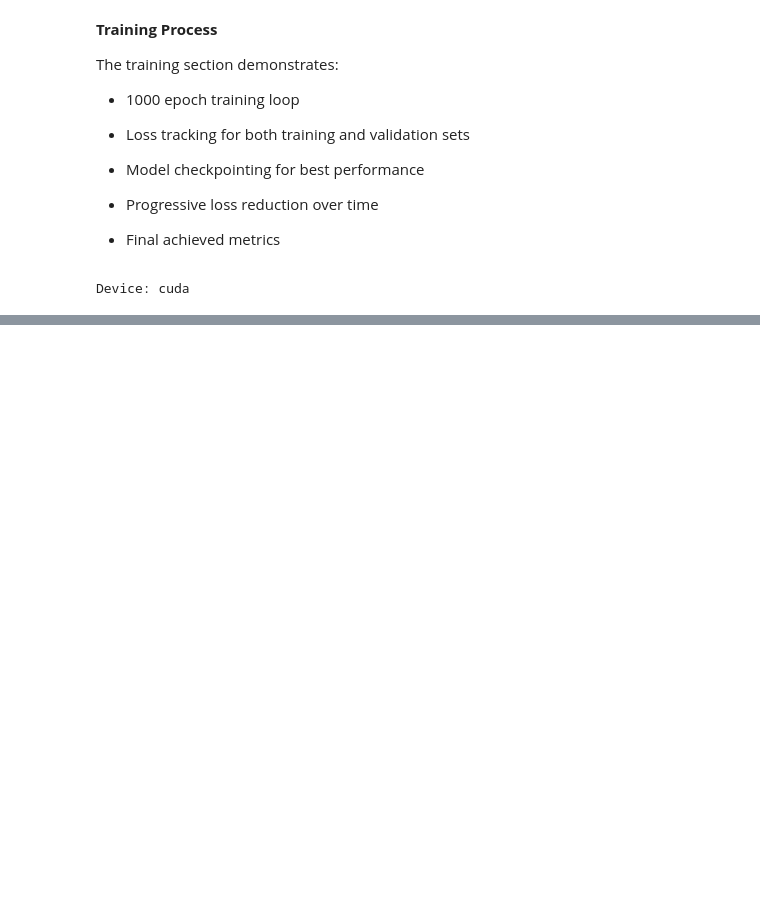
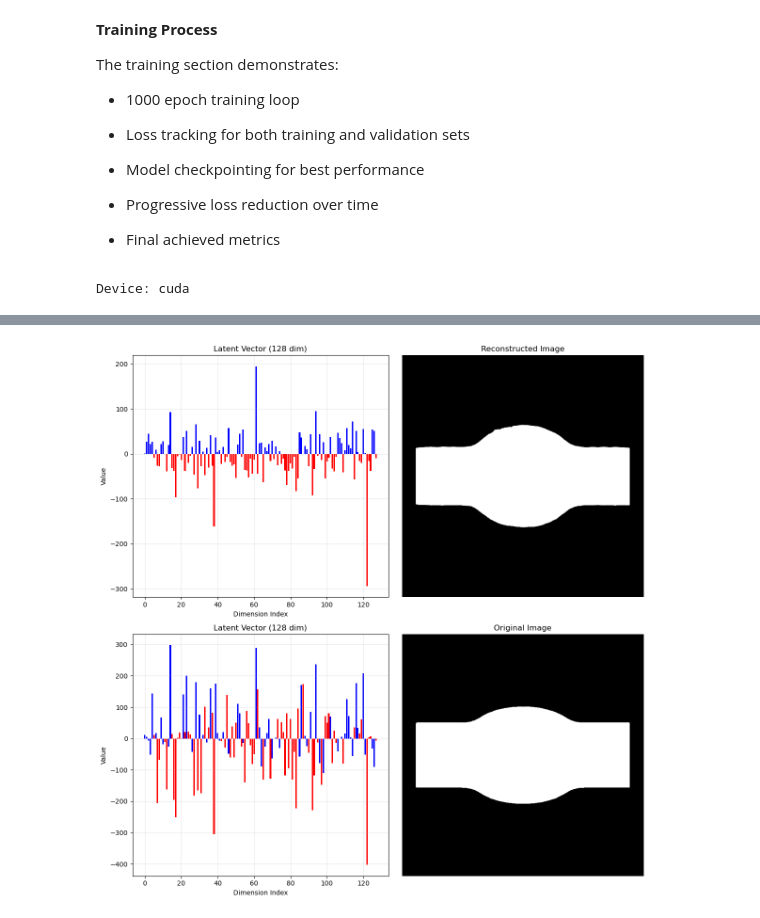
Before and after one commit to DanilaMos/Flow-Domain-Interpolation, a Jupyter notebook: CAE/CAE.ipynb, the cells around one changed output, grey strips where cells are left out. Saved outputs shown, nothing was run; the diff lists cells and outputs as text; code cells hidden in the pictures; blank space fills up the shorter version.

```diff
--- a/CAE/CAE.ipynb
+++ b/CAE/CAE.ipynb
@@ -505,0 +783,53 @@ latent_vectors = np.array([1, 5, 0],
+# %%
+latent_vector_mix = torch.Tensor(0.5*(latent_vector_1 + latent_vector_2).reshape((1,128))).to(device)             # [latent_dim]
+with torch.no_grad():
+    reconstructed_mix = model.decoder(latent_vector_mix)
+
+latent_vector_mix = latent_vector_mix[0].cpu().numpy()
+reconstructed_img_mix = reconstructed_mix[0].cpu().squeeze().numpy()  # [H, W]
+
+plt.figure(figsize=(12, 12))
+
+plt.subplot(2, 2, 1)
+plt.title(f"Latent Vector ({latent_dim} dim)")
+colors = ['r' if v < 0 else 'b' for v in latent_vector_mix]
+plt.bar(range(latent_dim), latent_vector_mix, color=colors)
+plt.xlabel("Dimension Index")
+plt.ylabel("Value")
+plt.grid(True, alpha=0.3)
+
+plt.subplot(2, 2, 2)
+plt.title("Reconstructed Image")
+plt.imshow(reconstructed_img_mix, cmap='gray')
+plt.axis('off')
+
+#===============================
+img = Image.open("dataset_2_img/idx_1_5_15001.png")
+img_array = np.array(img)
+img_tensor = torch.from_numpy(img_array / 255.0).float().unsqueeze(0).unsqueeze(0).to(device)
+
+with torch.no_grad():
+    latent = model.encoder(img_tensor)
+    reconstructed = model.decoder(latent)
+
+original_img = img_tensor[0].cpu().squeeze().numpy()  # [H, W]
+latent_vector = latent[0].cpu().numpy()               # [latent_dim]
+reconstructed_img = reconstructed[0].cpu().squeeze().numpy()
+
+plt.subplot(2, 2, 3)
+plt.title(f"Latent Vector ({latent_dim} dim)")
+colors = ['r' if v < 0 else 'b' for v in latent_vector_mix]
+plt.bar(range(latent_dim), latent_vector, color=colors)
+plt.xlabel("Dimension Index")
+plt.ylabel("Value")
+plt.grid(True, alpha=0.3)
+
+plt.subplot(2, 2, 4)
+plt.title("Original Image")
+plt.imshow(reconstructed_img, cmap='gray')
+plt.axis('off')
+
+plt.tight_layout()
+plt.show()
+# %% [output]
+[figure, added]
```
Also changed, not shown: parts of 38 cells of this notebook.
